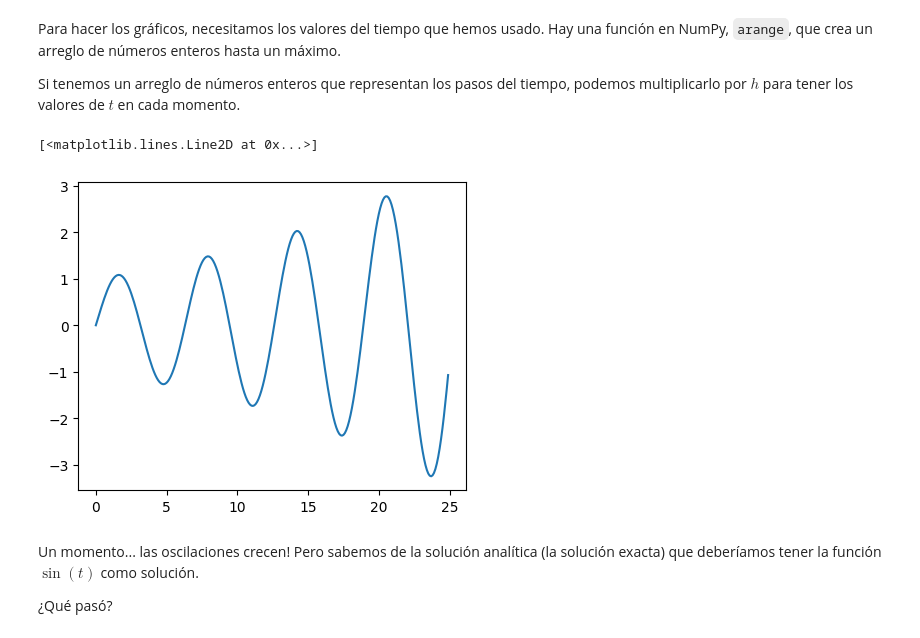
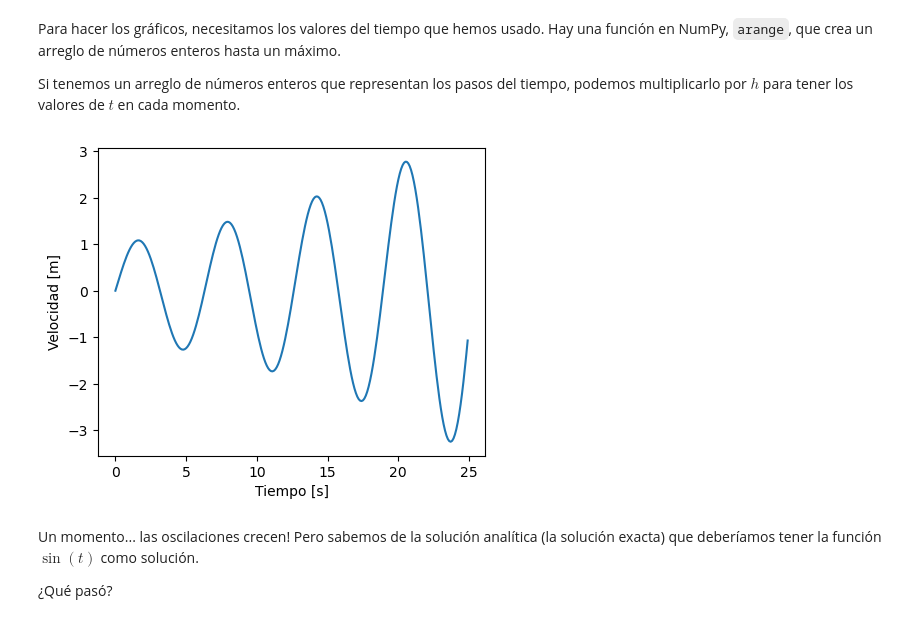
Before and after one commit to crisbh/intro_menciones_II, a Jupyter notebook: clase1/clase1.ipynb, the cells around one changed output. Cells and saved outputs as stored; diff of their text form; code cells hidden in the pictures.

```diff
--- a/clase1/clase1.ipynb
+++ b/clase1/clase1.ipynb
@@ -453,9 +462,11 @@ Si tenemos un arreglo de números enteros que representan los pasos del tiempo,
 tiempo = arange(pasos_del_tiempo)*h
 # %%
 plot(tiempo,x)
+xlabel("Tiempo [s]")
+ylabel("Velocidad [m]")
+show()
 # %% [output]
-[<matplotlib.lines.Line2D at 0x...>]
-[figure, old version]
+[figure, new version]
 # %% [markdown]
 Un momento... las oscilaciones crecen! Pero sabemos de la solución analítica (la solución exacta) que deberíamos tener la función $\sin(t)$ como solución.
 
```
Also changed, not shown: parts of 16 cells of this notebook, 1 other file.
